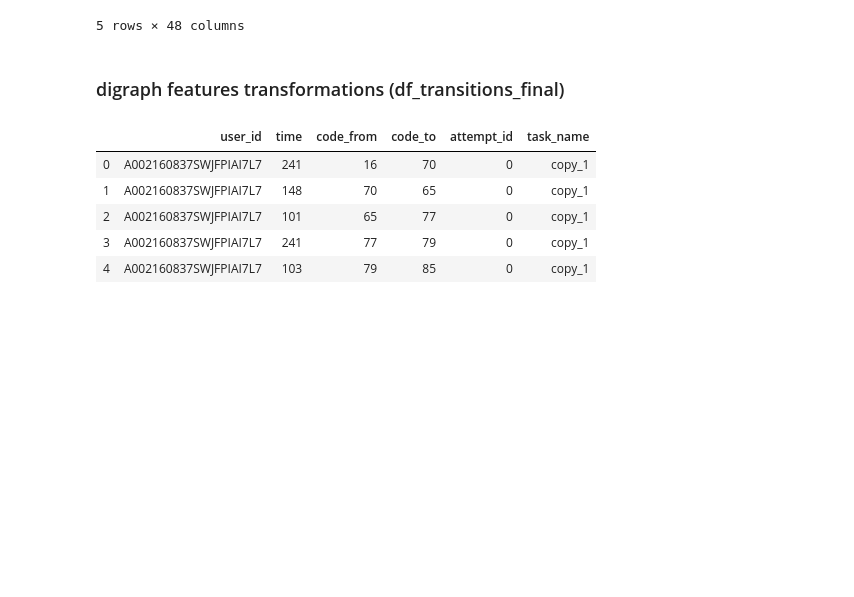
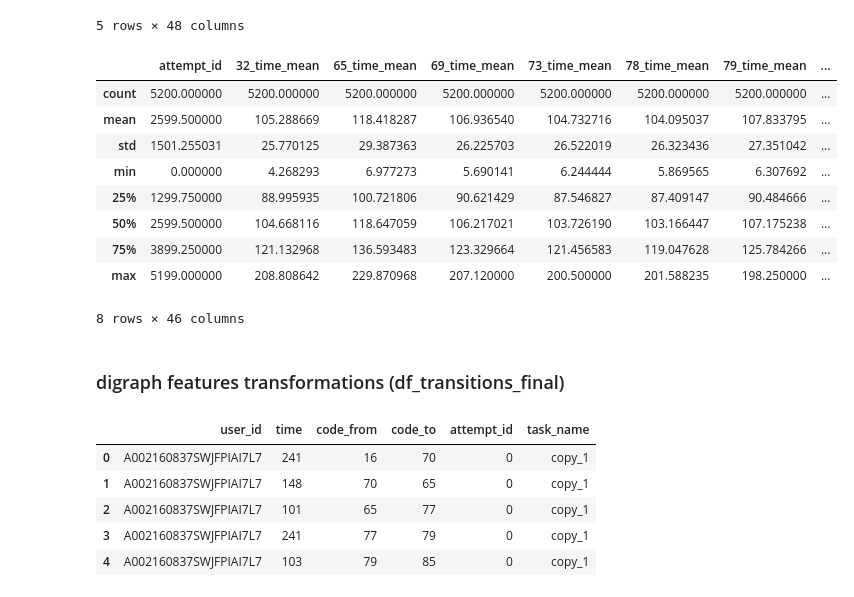
Before and after one commit to vbyno/keystroke_dynamics, a Jupyter notebook: keystroke_dynamics.ipynb, the cells around one changed output. Saved outputs shown, nothing was run; the diff lists cells and outputs as text; code cells hidden in the pictures; blank space fills up the shorter version.

```diff
--- a/keystroke_dynamics.ipynb
+++ b/keystroke_dynamics.ipynb
@@ -453,6 +463,19 @@ df_dwells_new.head()
 | 3 | ?A1OLRUT93TXWEP? | 3203 | true | 13.301471 | 11.666667 | 10.788235 | 12.386364 | 12.333333 | ... |
 | 4 | A002160837SWJFPIAI7L7 | 0 | copy_1 | 95.201613 | 128.392857 | 117.779412 | 94.724138 | 97.424242 | ... |
 5 rows × 48 columns
+# %%
+df_dwells_new.describe()
+# %% [output]
+|  | attempt_id | 32_time_mean | 65_time_mean | 69_time_mean | 73_time_mean | 78_time_mean | 79_time_mean | ... |
+| count | 5200.000000 | 5200.000000 | 5200.000000 | 5200.000000 | 5200.000000 | 5200.000000 | 5200.000000 | ... |
+| mean | 2599.500000 | 105.288669 | 118.418287 | 106.936540 | 104.732716 | 104.095037 | 107.833795 | ... |
+| std | 1501.255031 | 25.770125 | 29.387363 | 26.225703 | 26.522019 | 26.323436 | 27.351042 | ... |
+| min | 0.000000 | 4.268293 | 6.977273 | 5.690141 | 6.244444 | 5.869565 | 6.307692 | ... |
+| 25% | 1299.750000 | 88.995935 | 100.721806 | 90.621429 | 87.546827 | 87.409147 | 90.484666 | ... |
+| 50% | 2599.500000 | 104.668116 | 118.647059 | 106.217021 | 103.726190 | 103.166447 | 107.175238 | ... |
+| 75% | 3899.250000 | 121.132968 | 136.593483 | 123.329664 | 121.456583 | 119.047628 | 125.784266 | ... |
+| max | 5199.000000 | 208.808642 | 229.870968 | 207.120000 | 200.500000 | 201.588235 | 198.250000 | ... |
+8 rows × 46 columns
 # %% [markdown]
 ### digraph features transformations (df_transitions_final)
 # %%
```
Also changed, not shown: parts of 15 cells of this notebook, 1 other file.
